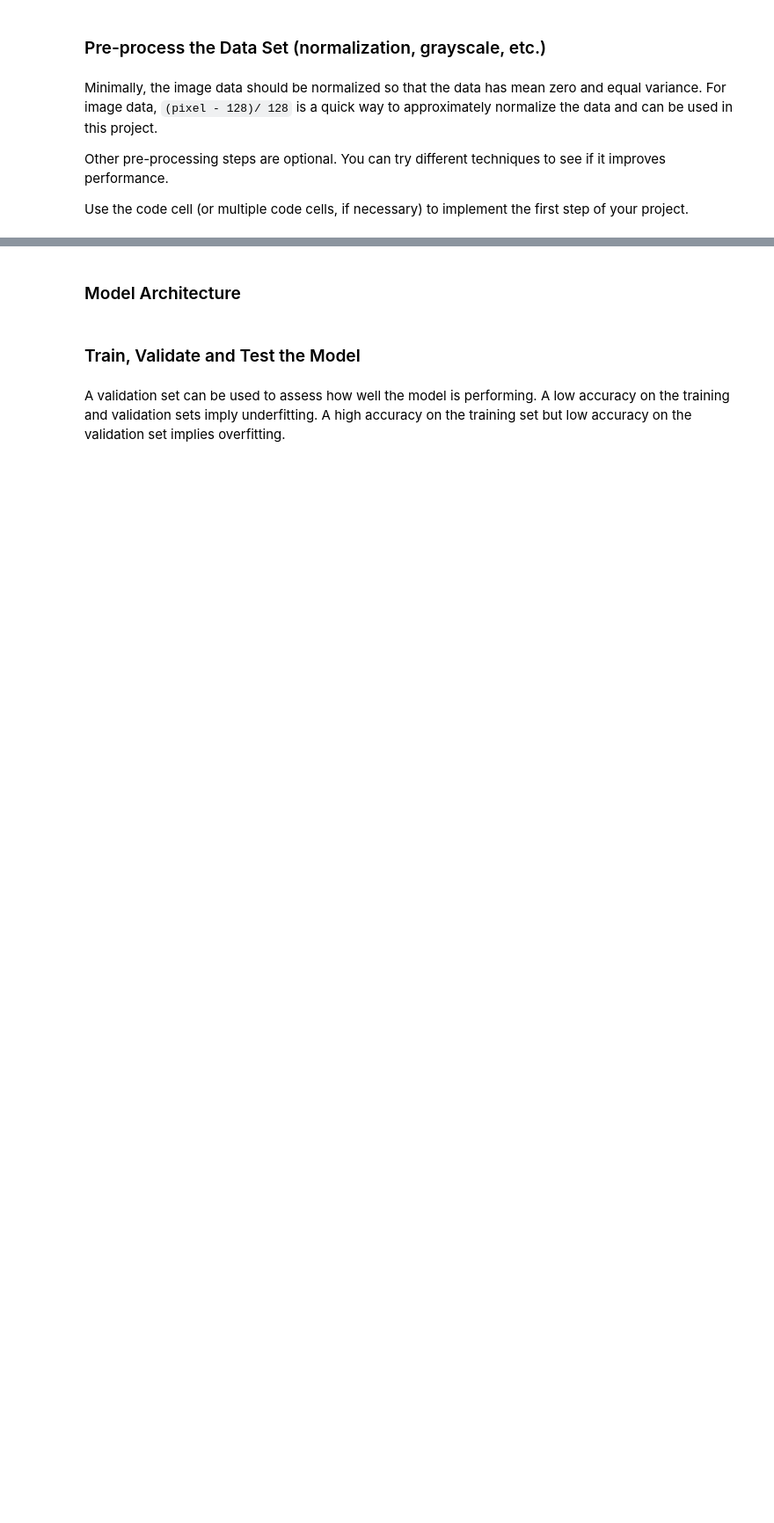
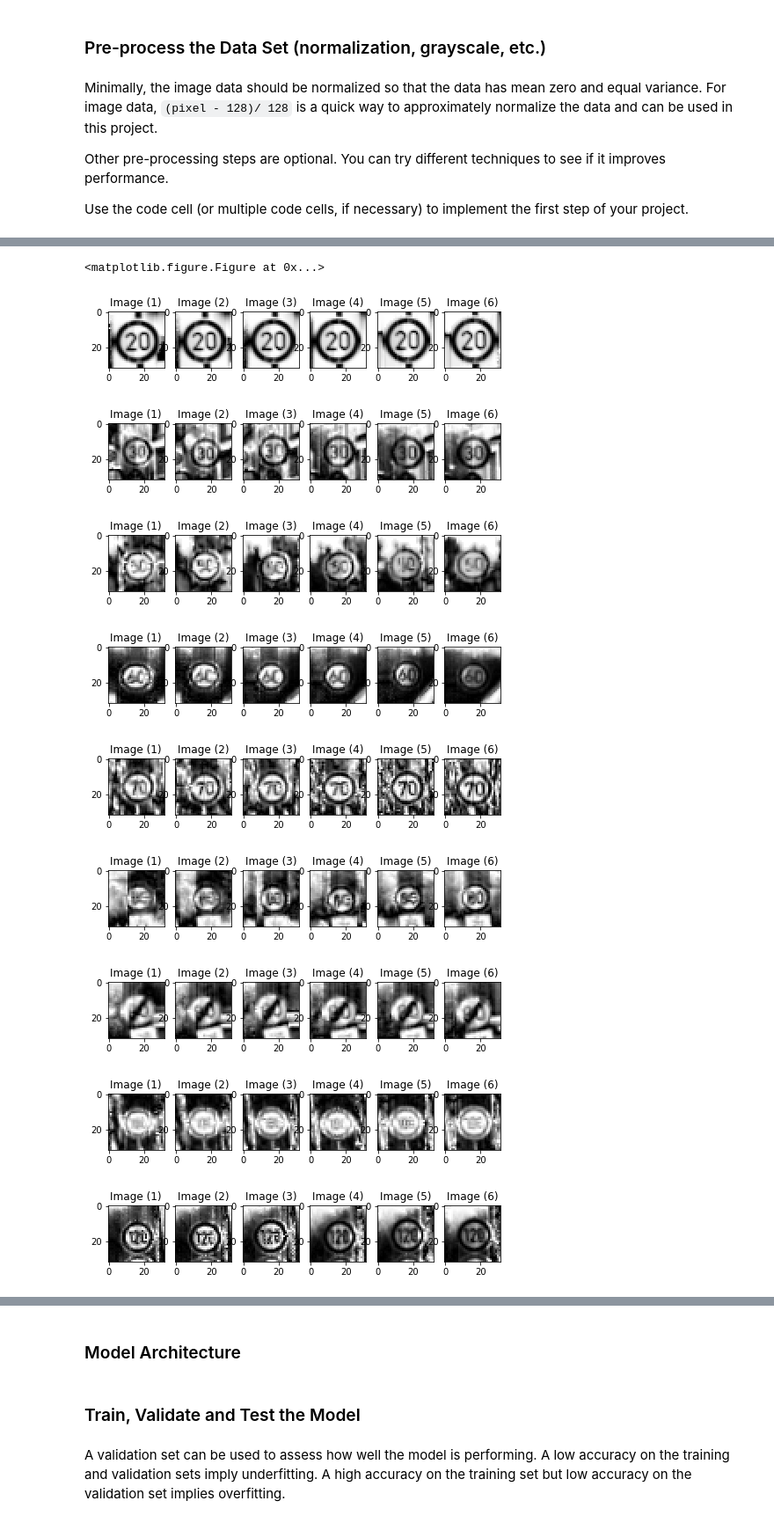
Before and after one commit to rosocz/TrafficSign, a Jupyter notebook: Traffic_Sign_Classifier.ipynb, the cells around one changed output, grey strips where cells are left out. Shown at 88% size. Cells and saved outputs as stored; diff of their text form; code cells hidden in the pictures; blank space fills up the shorter version.

Commit message:
Improved augumentation. Prevents overfitting classes with  many samples. Adds flipping of images with symetry

```diff
--- a/Traffic_Sign_Classifier.ipynb
+++ b/Traffic_Sign_Classifier.ipynb
@@ -228,0 +250,5 @@ X_train, y_train = augument(X_train, y_train)
+# %%
+class_sizes = []
+for index,classes in enumerate(images_class):
+    class_sizes.append(len(classes))
+minimum_image_count = max(class_sizes)*0.8 #at least 80% of largest group
@@ -228,0 +279,51 @@ X_train, y_train = augument(X_train, y_train)
+# %%
+for class_id,images in enumerate(images_class):
+    flippable_classes = [11,12,13,15,17,18,22,35]
+    if class_id in flippable_classes:
+        images_class[class_id] = np.concatenate([images_class[class_id],np.fliplr(images)])
+# %%
+for class_id,images in enumerate(images_class):
+    augument_size = minimum_image_count - len(images)
+    if (augument_size > 0):
+        X_augumented, y_augumented = augument(images, class_id, augument_size)
+        X_train = np.concatenate([X_train, X_augumented])
+        y_train = np.concatenate([y_train, y_augumented])
+# %%
+def show_images(images, cols = 1, titles = None):
+    """Display a list of images in a single figure with matplotlib.
+
+    Parameters
+    ---------
+    images: List of np.arrays compatible with plt.imshow.
+
+    cols (Default = 1): Number of columns in figure (number of rows is
+                        set to np.ceil(n_images/float(cols))).
+
+    titles: List of titles corresponding to each image. Must have
+            the same length as titles.
+    """
+    assert((titles is None)or (len(images) == len(titles)))
+    n_images = len(images)
+    if titles is None: titles = ['Image (%d)' % i for i in range(1,n_images + 1)]
+    fig = plt.figure(figsize=(8,8))
+    for n, (image, title) in enumerate(zip(images, titles)):
+        a = fig.add_subplot(cols, np.ceil(n_images/float(cols)), n + 1)
+        plt.gray()
+        plt.imshow(image.reshape(32,32))
+        a.set_title(title)
+    #fig.set_size_inches(np.array(fig.get_size_inches()) * n_images)
+    plt.show()
+# %%
+for row, images in enumerate(images_class):
+    show_images(images[:6])
+# %% [output]
+<matplotlib.figure.Figure at 0x...>
+[figure, added]
+[figure, added]
+[figure, added]
+[figure, added]
+[figure, added]
+[figure, added]
+[figure, added]
+[figure, added]
+[figure, added]
```
Also changed, not shown: parts of 9 cells of this notebook.
